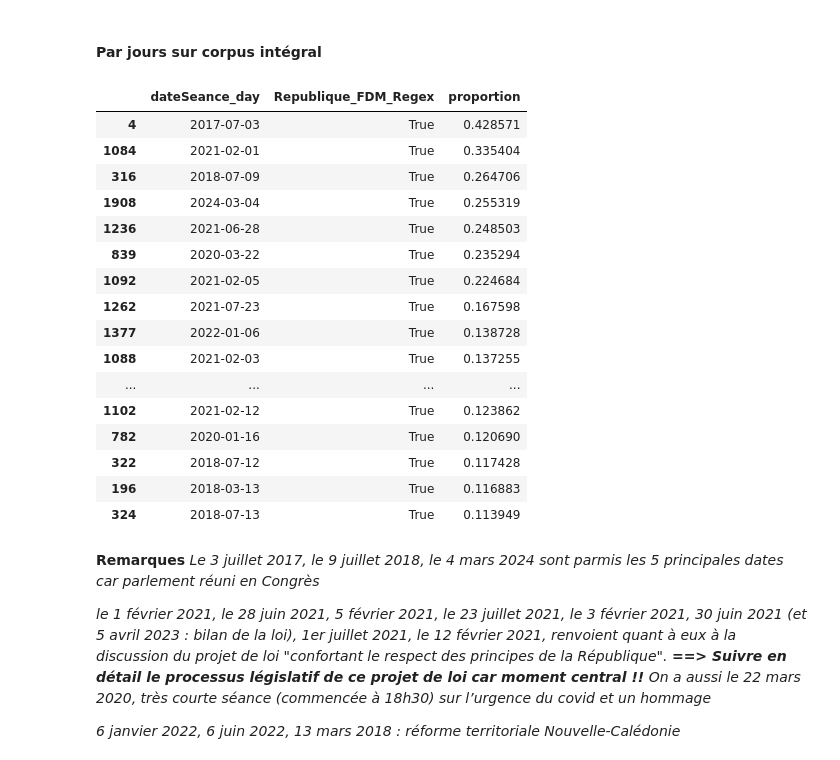
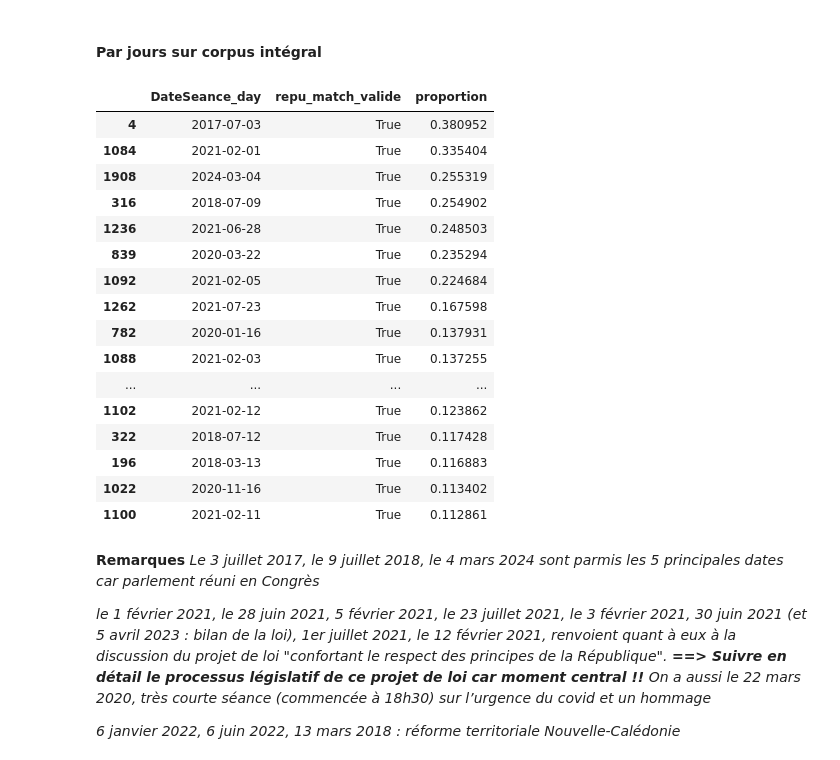
Before and after one commit to Matthias-Levalet/republique-cest-quoi, a Jupyter notebook: exploration/4- Analysis %.ipynb, the cells around one changed output. Saved outputs shown, nothing was run; the diff lists cells and outputs as text; code cells hidden in the pictures.

```diff
--- a/exploration/4- Analysis %.ipynb
+++ b/exploration/4- Analysis %.ipynb
@@ -30,36 +30,36 @@ df["DateSeance_day"] = df["DateSeance_ts"].dt.normalize()
 # %%
 # Compter True/False par jour
 df_daily = (
-    df.groupby(df["dateSeance_day"].dt.date)["Republique_FDM_Regex"]
+    df.groupby(df["DateSeance_day"].dt.date)["repu_match_valide"]
     .value_counts(normalize=True)  # calcule directement les proportions
     .rename("proportion")
     .reset_index()
 )
 
 # Garder uniquement les "True"
-df_daily_true = df_daily[df_daily["Republique_FDM_Regex"] == True]
+df_daily_true = df_daily[df_daily["repu_match_valide"] == True]
 
 # aficher les 25 dates les plus fréquentes sous forme de tableau
 table = df_daily_true.sort_values("proportion", ascending=False).head(20)
 table
 # %% [output]
-|  | dateSeance_day | Republique_FDM_Regex | proportion |
-| 4 | 2017-07-03 | True | 0.428571 |
+|  | DateSeance_day | repu_match_valide | proportion |
+| 4 | 2017-07-03 | True | 0.380952 |
 | 1084 | 2021-02-01 | True | 0.335404 |
-| 316 | 2018-07-09 | True | 0.264706 |
 | 1908 | 2024-03-04 | True | 0.255319 |
+| 316 | 2018-07-09 | True | 0.254902 |
 | 1236 | 2021-06-28 | True | 0.248503 |
 | 839 | 2020-03-22 | True | 0.235294 |
 | 1092 | 2021-02-05 | True | 0.224684 |
 | 1262 | 2021-07-23 | True | 0.167598 |
-| 1377 | 2022-01-06 | True | 0.138728 |
+| 782 | 2020-01-16 | True | 0.137931 |
 | 1088 | 2021-02-03 | True | 0.137255 |
 | ... | ... | ... | ... |
 | 1102 | 2021-02-12 | True | 0.123862 |
-| 782 | 2020-01-16 | True | 0.120690 |
 | 322 | 2018-07-12 | True | 0.117428 |
 | 196 | 2018-03-13 | True | 0.116883 |
-| 324 | 2018-07-13 | True | 0.113949 |
+| 1022 | 2020-11-16 | True | 0.113402 |
+| 1100 | 2021-02-11 | True | 0.112861 |
 # %% [markdown]
 **Remarques**
 *Le 3 juillet 2017, le 9 juillet 2018, le 4 mars 2024 sont parmis les 5 principales dates car parlement réuni en Congrès*
```
Also changed, not shown: parts of 51 cells of this notebook, 2 other files.
